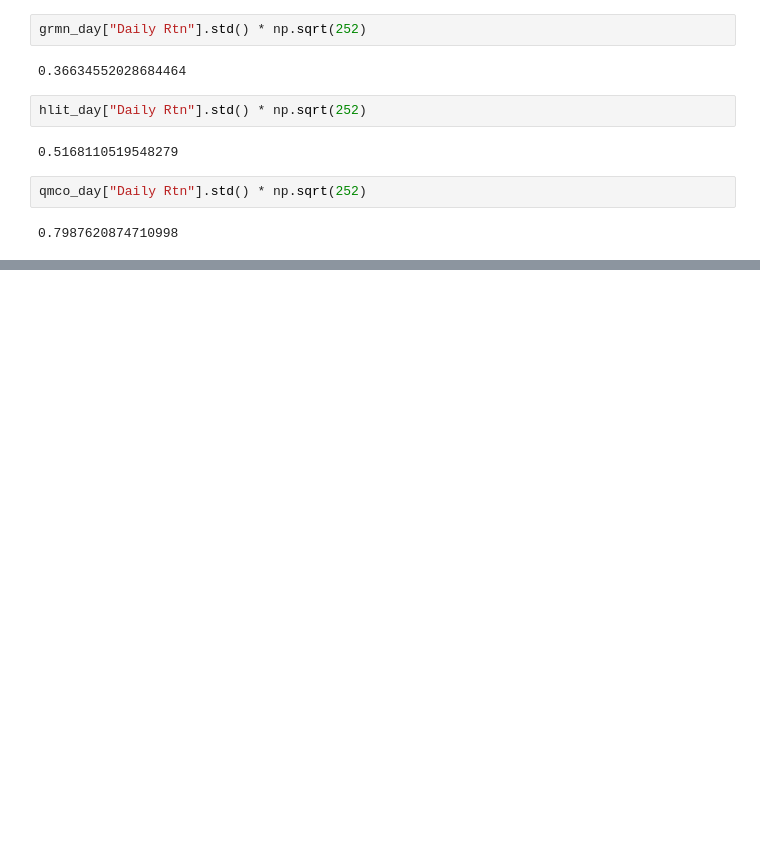
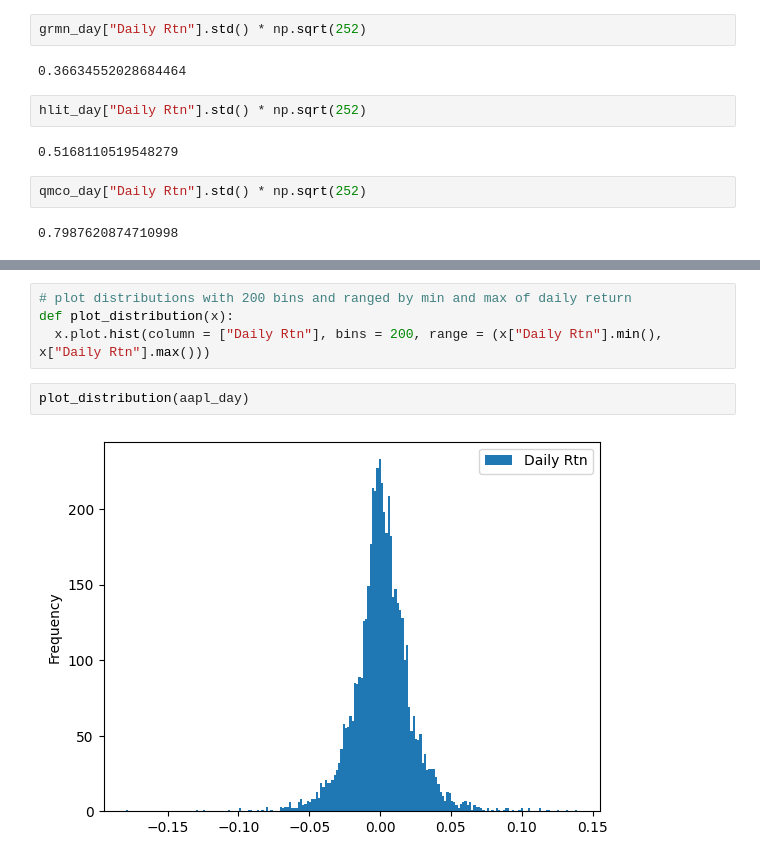
Before and after one commit to HYChangTAMU/Projects, a Jupyter notebook: Assignment1/Project1.ipynb, the cells around one changed output, grey strips where cells are left out. Drawn from its saved outputs; the diff is of its cells as text; blank space fills up the shorter version.

```diff
--- a/Assignment1/Project1.ipynb
+++ b/Assignment1/Project1.ipynb
@@ -580,0 +587,8 @@ qmco_day["Daily Rtn"].std() * np.sqrt(252)
+# %%
+# plot distributions with 200 bins and ranged by min and max of daily return
+def plot_distribution(x):
+  x.plot.hist(column = ["Daily Rtn"], bins = 200, range = (x["Daily Rtn"].min(), x["Daily Rtn"].max()))
+# %%
+plot_distribution(aapl_day)
+# %% [output]
+[figure, added]
```
Also changed, not shown: parts of 6 cells of this notebook.
